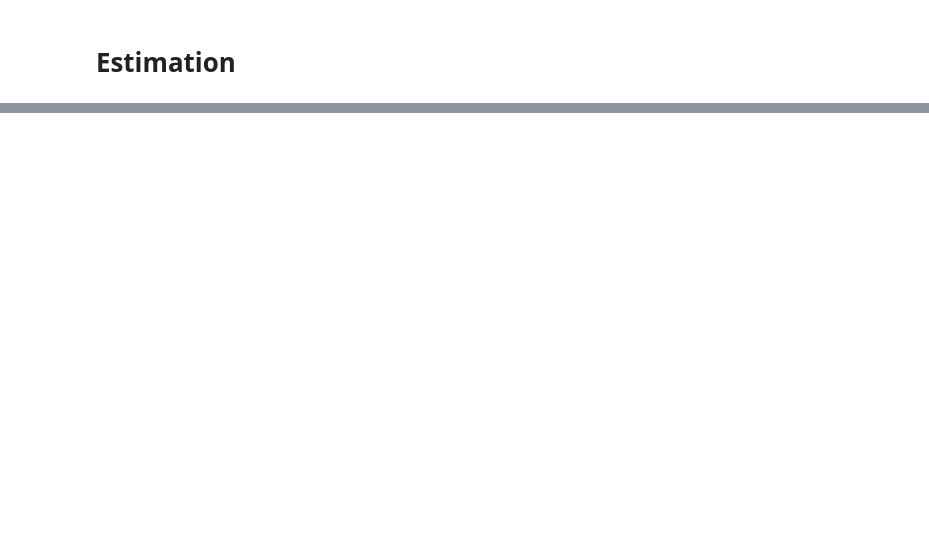
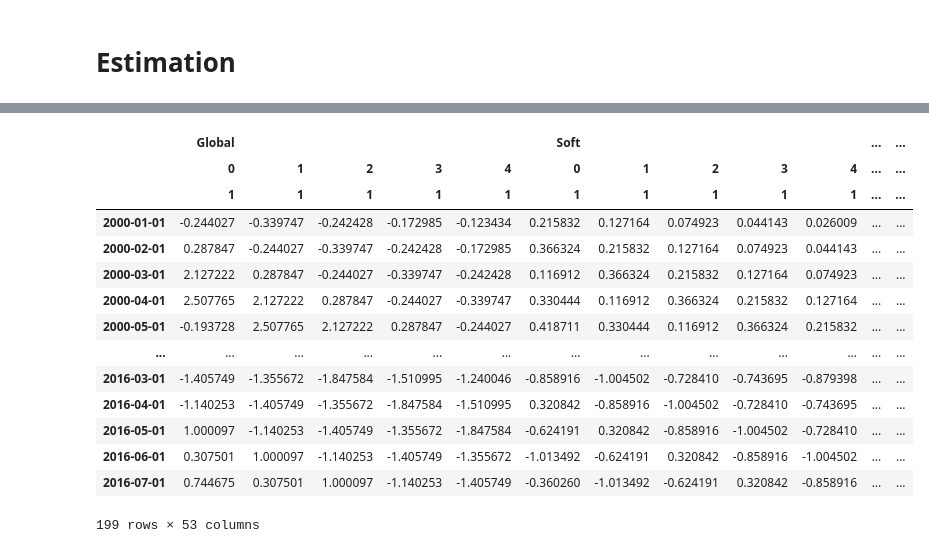
Before and after one commit to hyunchangyi/nowcasting, a Jupyter notebook: nowcasting.ipynb, the cells around one changed output, grey strips where cells are left out. Drawn from its saved outputs; the diff is of its cells as text; code cells hidden in the pictures; blank space fills up the shorter version.

```diff
--- a/nowcasting.ipynb
+++ b/nowcasting.ipynb
@@ -678,13 +777,10 @@ Z.INDPRO.plot(ax=axs[1])
 # %%
-T, N = X.shape;
 blocks = Spec.Blocks;                    # Block loading structure
-spec = Spec.Spec;                    # Block loading structure
-
-nQ = sum(Spec.Spec.Frequency.eq('q'));   # Number of quarterly series
-nM = N - nQ                              # number of monthly series
+spec = Spec.Spec;                        # Block loading structure
 p = 1;                                   # Number of lags in autoregressive of factor
-r = np.ones(blocks.shape[1], dtype=int);            # Number of common factors for each block
-i_idio = np.array([True] * nM + [False] * nQ);
+r = pd.Series(np.ones(blocks.shape[1], dtype=int),
+              index=blocks.columns)  # Number of common factors for each block
+# i_idio = np.array([True] * nM + [False] * nQ);
 
 # R*Lambda = q; Contraints on the loadings of the quartrly variables
 Rcon = np.array([[2, -1,  0,  0,  0],
@@ -693,6 +789,8 @@ Rcon = np.array([[2, -1,  0,  0,  0],
                  [1,  0,  0,  0, -1]])
 q = np.zeros(4);
 
-threshold = 1e-5;  # EM loop threshold (default value)
-max_iter = 5000;   # EM loop maximum number of iterations
+## DATA Normalization and InitCond
+Mx = X.mean(skipna=True)
+Wx = X.std(skipna=True)
+xNaN = (X - Mx)/Wx        # Standardize series
 # %% [markdown]
@@ -734 +826,3 @@ Zm, ZmU, Vm, VmU, loglik, k_t = SKF(y_est, A, C, Q, R, Z_0, V_0)
+# %%
+y = y_est.copy()
 # %%
@@ -1081,0 +892,9 @@ def em_converged(loglik, previous_loglik, threshold=1e-4, check_decreased=1):
+# %%
+## ESTIMATION STEP: Compute the (expected) sufficient statistics for a single
+# Kalman filter sequence
+
+# Running the Kalman filter and smoother with current parameters
+# Note that log-liklihood is NOT re-estimated after the runKF step: This
+# effectively gives the previous iteration's log-likelihood
+# For more information on output, see runKF
+Zsmooth, Vsmooth, VVsmooth, loglik, p0, p1 = runKF(y, A, C, Q, R, Z_0, V_0)   # df으로 return할 경우 시간이 오래 걸림
@@ -1081,0 +1014,18 @@ def em_converged(loglik, previous_loglik, threshold=1e-4, check_decreased=1):
+# %%
+Zsmooth
+# %% [output]
+|  | Global |  |  |  |  | Soft |  |  |  |  | ... | ... |
+|  | 0 | 1 | 2 | 3 | 4 | 0 | 1 | 2 | 3 | 4 | ... | ... |
+|  | 1 | 1 | 1 | 1 | 1 | 1 | 1 | 1 | 1 | 1 | ... | ... |
+| 2000-01-01 | -0.244027 | -0.339747 | -0.242428 | -0.172985 | -0.123434 | 0.215832 | 0.127164 | 0.074923 | 0.044143 | 0.026009 | ... | ... |
+| 2000-02-01 | 0.287847 | -0.244027 | -0.339747 | -0.242428 | -0.172985 | 0.366324 | 0.215832 | 0.127164 | 0.074923 | 0.044143 | ... | ... |
+| 2000-03-01 | 2.127222 | 0.287847 | -0.244027 | -0.339747 | -0.242428 | 0.116912 | 0.366324 | 0.215832 | 0.127164 | 0.074923 | ... | ... |
+| 2000-04-01 | 2.507765 | 2.127222 | 0.287847 | -0.244027 | -0.339747 | 0.330444 | 0.116912 | 0.366324 | 0.215832 | 0.127164 | ... | ... |
+| 2000-05-01 | -0.193728 | 2.507765 | 2.127222 | 0.287847 | -0.244027 | 0.418711 | 0.330444 | 0.116912 | 0.366324 | 0.215832 | ... | ... |
+| ... | ... | ... | ... | ... | ... | ... | ... | ... | ... | ... | ... | ... |
+| 2016-03-01 | -1.405749 | -1.355672 | -1.847584 | -1.510995 | -1.240046 | -0.858916 | -1.004502 | -0.728410 | -0.743695 | -0.879398 | ... | ... |
+| 2016-04-01 | -1.140253 | -1.405749 | -1.355672 | -1.847584 | -1.510995 | 0.320842 | -0.858916 | -1.004502 | -0.728410 | -0.743695 | ... | ... |
+| 2016-05-01 | 1.000097 | -1.140253 | -1.405749 | -1.355672 | -1.847584 | -0.624191 | 0.320842 | -0.858916 | -1.004502 | -0.728410 | ... | ... |
+| 2016-06-01 | 0.307501 | 1.000097 | -1.140253 | -1.405749 | -1.355672 | -1.013492 | -0.624191 | 0.320842 | -0.858916 | -1.004502 | ... | ... |
+| 2016-07-01 | 0.744675 | 0.307501 | 1.000097 | -1.140253 | -1.405749 | -0.360260 | -1.013492 | -0.624191 | 0.320842 | -0.858916 | ... | ... |
+199 rows × 53 columns
```
Also changed, not shown: parts of 45 cells of this notebook.
